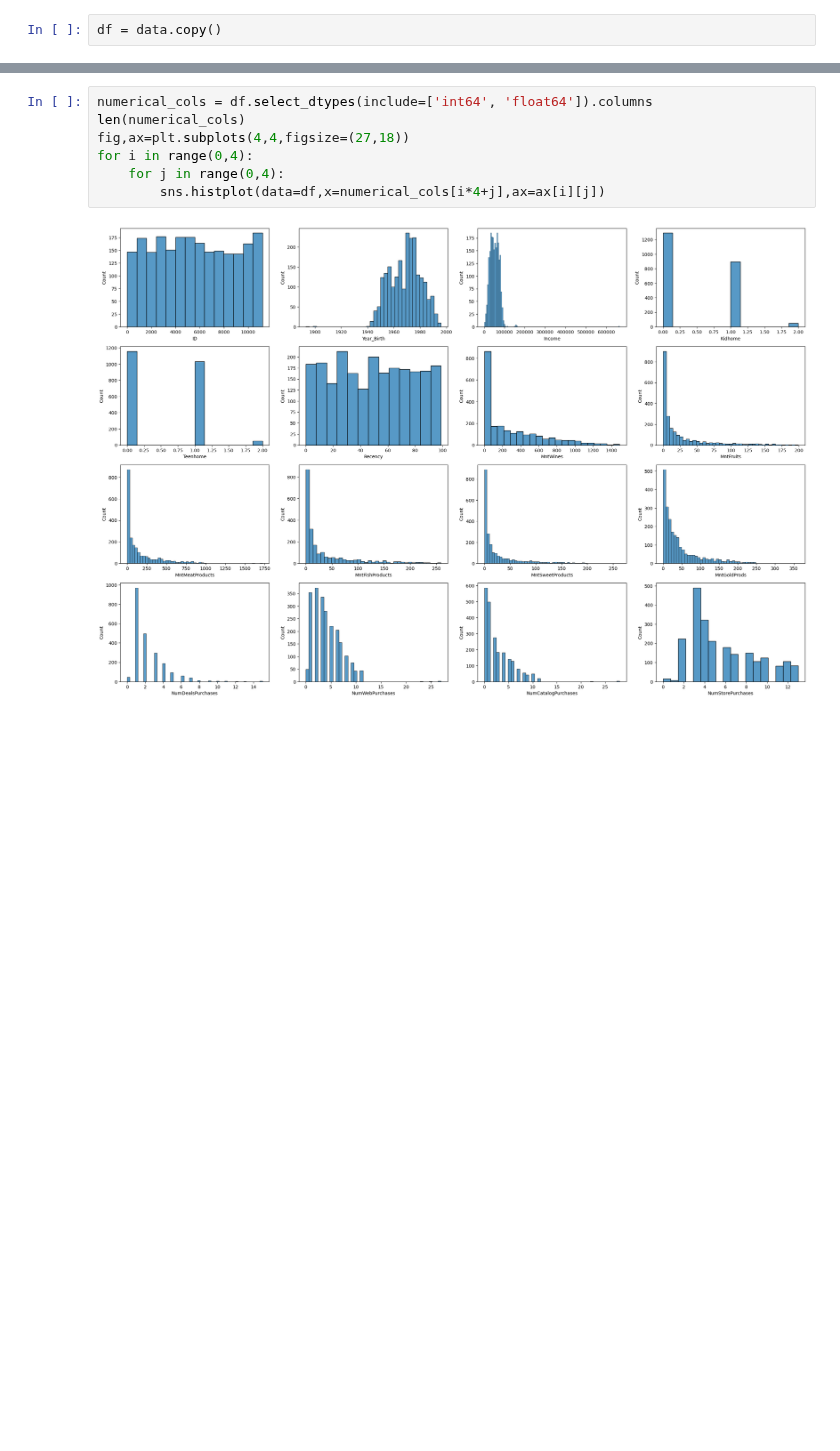
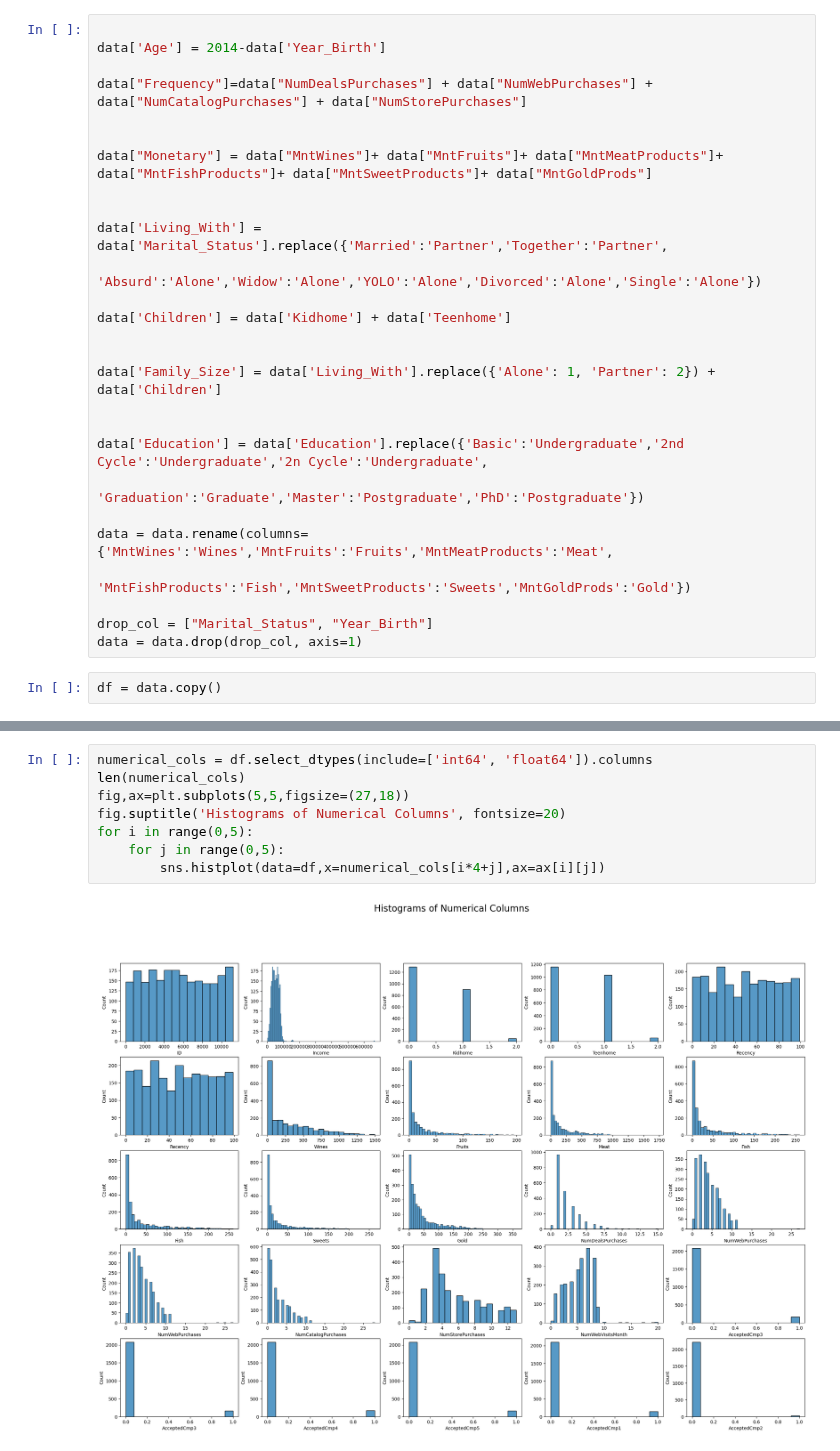
Before and after one commit to ChiuLinhPhat/project-, a Jupyter notebook: visual.ipynb, the cells around one changed output, grey strips where cells are left out. Cells and saved outputs as stored; diff of their text form; blank space fills up the shorter version.

Commit message:
update code file rfm , visual and add package plotly

```diff
--- a/visual.ipynb
+++ b/visual.ipynb
@@ -29,3 +9,30 @@ Name: count, dtype: int64
+# %%
+
+data['Age'] = 2014-data['Year_Birth']
+
+data["Frequency"]=data["NumDealsPurchases"] + data["NumWebPurchases"] + data["NumCatalogPurchases"] + data["NumStorePurchases"]
+
+
+data["Monetary"] = data["MntWines"]+ data["MntFruits"]+ data["MntMeatProducts"]+ data["MntFishProducts"]+ data["MntSweetProducts"]+ data["MntGoldProds"]
+
+
+data['Living_With'] = data['Marital_Status'].replace({'Married':'Partner','Together':'Partner',
+                                                 'Absurd':'Alone','Widow':'Alone','YOLO':'Alone','Divorced':'Alone','Single':'Alone'})
+
+data['Children'] = data['Kidhome'] + data['Teenhome']
+
+
+data['Family_Size'] = data['Living_With'].replace({'Alone': 1, 'Partner': 2}) + data['Children']
+
+
+data['Education'] = data['Education'].replace({'Basic':'Undergraduate','2nd Cycle':'Undergraduate','2n Cycle':'Undergraduate',
+                                          'Graduation':'Graduate','Master':'Postgraduate','PhD':'Postgraduate'})
+
+data = data.rename(columns={'MntWines':'Wines','MntFruits':'Fruits','MntMeatProducts':'Meat',
+                       'MntFishProducts':'Fish','MntSweetProducts':'Sweets','MntGoldProds':'Gold'})
+
+drop_col = ["Marital_Status", "Year_Birth"]
+data = data.drop(drop_col, axis=1)
 # %%
 df = data.copy()
 # %%
@@ -86,11 +98,12 @@ TypeError: 'Axes' object is not subscriptable
 # %%
 numerical_cols = df.select_dtypes(include=['int64', 'float64']).columns
 len(numerical_cols)
-fig,ax=plt.subplots(4,4,figsize=(27,18))
-for i in range(0,4):
-    for j in range(0,4):
+fig,ax=plt.subplots(5,5,figsize=(27,18))
+fig.suptitle('Histograms of Numerical Columns', fontsize=20)
+for i in range(0,5):
+    for j in range(0,5):
         sns.histplot(data=df,x=numerical_cols[i*4+j],ax=ax[i][j])
 # %% [output]
-[figure, old version]
+[figure, new version]
 # %%
 numerical_cols = df.select_dtypes(include=['int64', 'float64']).columns
```
Also changed, not shown: parts of 16 cells of this notebook.
